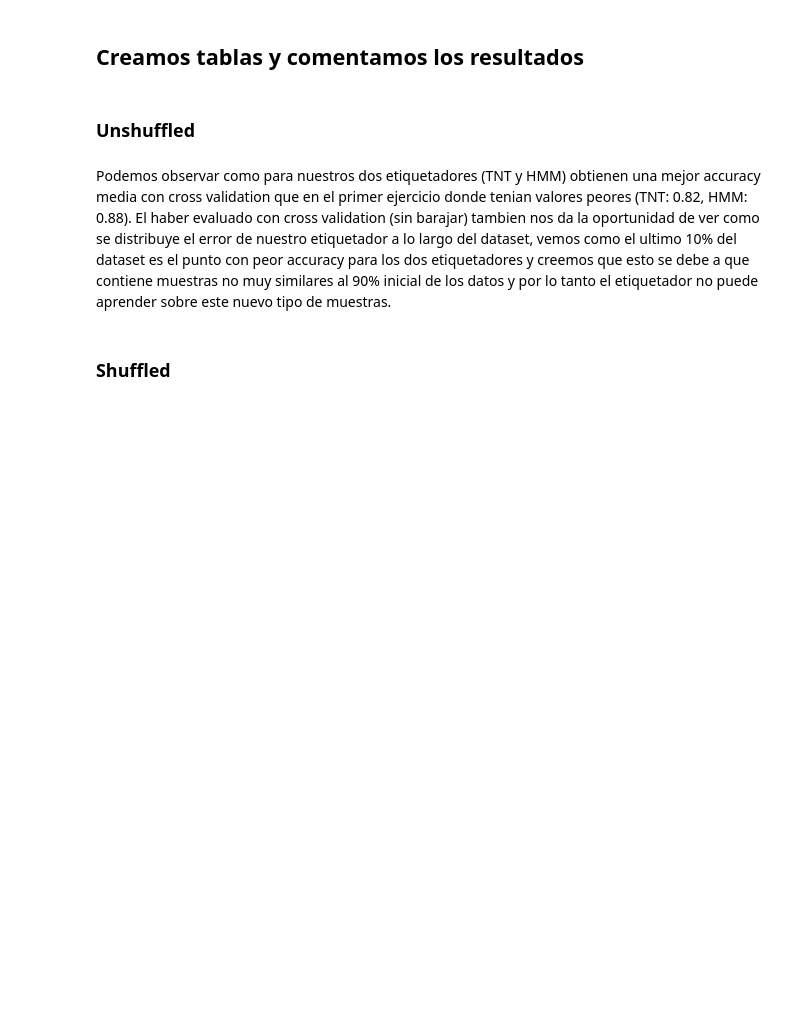
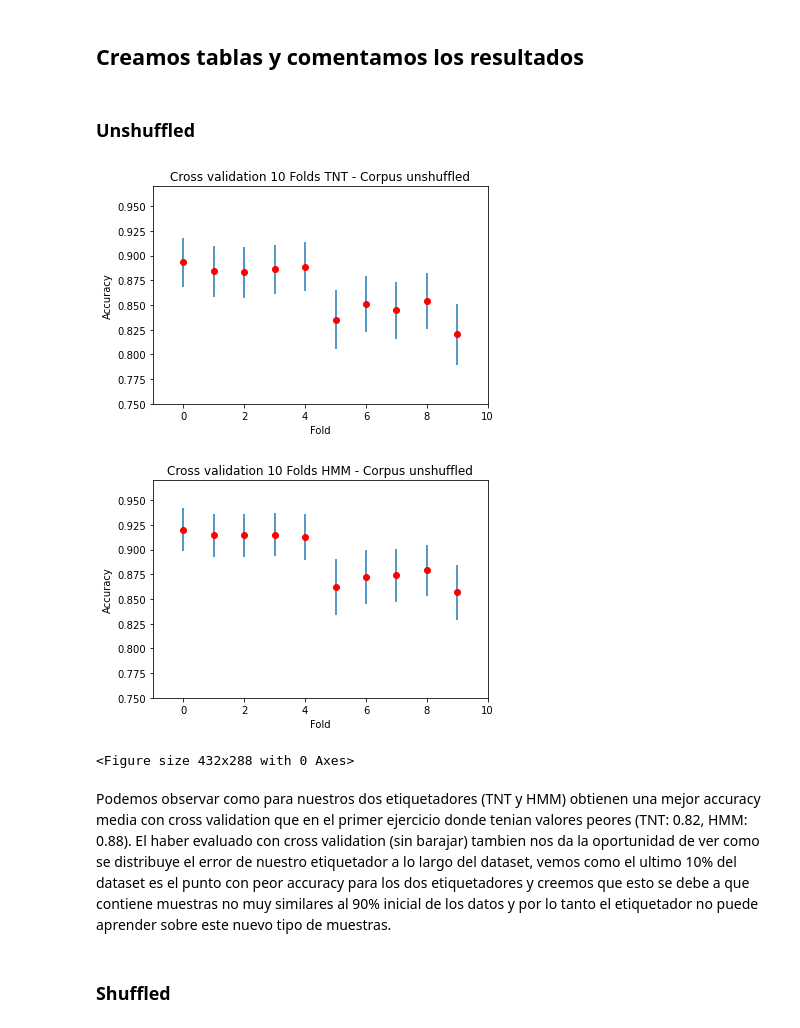
Before and after one commit to jiwidi/MIARFID, a Jupyter notebook: LC/lab2/lab2.ipynb, the cells around one changed output. Drawn from its saved outputs; the diff is of its cells as text; code cells hidden in the pictures; blank space fills up the shorter version.

```diff
--- a/LC/lab2/lab2.ipynb
+++ b/LC/lab2/lab2.ipynb
@@ -22,8 +22,8 @@ True
 # %%
 #Cargamos el corpus
 
-corpus_sentences = cess_esp.tagged_sents()
-number_sentences = len(corpus_sentences)
+corpus = cess_esp.tagged_sents()
+number_sentences = len(corpus)
 print("number of sentnces:", number_sentences)
 print("number of words:", number_sentences)
 # %% [output]
@@ -145,34 +153,38 @@ for train_index, test_index in kf_shuffled.split(processed_corpus):
 # %%
 import seaborn as sns
 import matplotlib.pyplot as plt
 
 #TNT
 
 x=[i for i in range(10)]
 y=results_unshuffled_tnt # results es una lista con los resultados de cada experimento
-plt.axis([-1, 10, 0.80, 0.97])
+plt.axis([-1, 10, 0.75, 0.97])
 plt.ylabel('Accuracy')
 plt.xlabel('Fold')
 plt.title('Cross validation 10 Folds TNT - Corpus unshuffled')
 plt.plot(x,y,'ro')
 Tic=intervals_unshuffled_tnt# Lista con los intervalos de confianza
 plt.errorbar(x,y,yerr=Tic,linestyle='None')
 plt.show()
 plt.savefig('cv_tnt_unshuffled.png')
 
 #HMM
 
 x=[i for i in range(10)]
 y=results_unshuffled_hmm # results es una lista con los resultados de cada experimento
-plt.axis([-1, 10, 0.80, 0.97])
+plt.axis([-1, 10, 0.75, 0.97])
 plt.ylabel('Accuracy')
 plt.xlabel('Fold')
 plt.title('Cross validation 10 Folds HMM - Corpus unshuffled')
 plt.plot(x,y,'ro')
 Tic=intervals_unshuffled_hmm# Lista con los intervalos de confianza
 plt.errorbar(x,y,yerr=Tic,linestyle='None')
 plt.show()
 plt.savefig('cv_hmm_unshuffled.png')
+# %% [output]
+[figure, added]
+[figure, added]
+<Figure size 432x288 with 0 Axes>
 # %% [markdown]
 Podemos observar como para nuestros dos etiquetadores (TNT y HMM) obtienen una mejor accuracy media con cross validation que en el primer ejercicio donde tenian valores peores (TNT: 0.82, HMM: 0.88). El haber evaluado con cross validation (sin barajar) tambien nos da la oportunidad de ver como se distribuye el error de nuestro etiquetador a lo largo del dataset, vemos como el ultimo 10% del dataset es el punto con peor accuracy para los dos etiquetadores y creemos que esto se debe a que contiene muestras no muy similares al 90% inicial de los datos y por lo tanto el etiquetador no puede aprender sobre este nuevo tipo de muestras.
 # %% [markdown]
```
Also changed, not shown: parts of 4 cells of this notebook, 2 other files.
